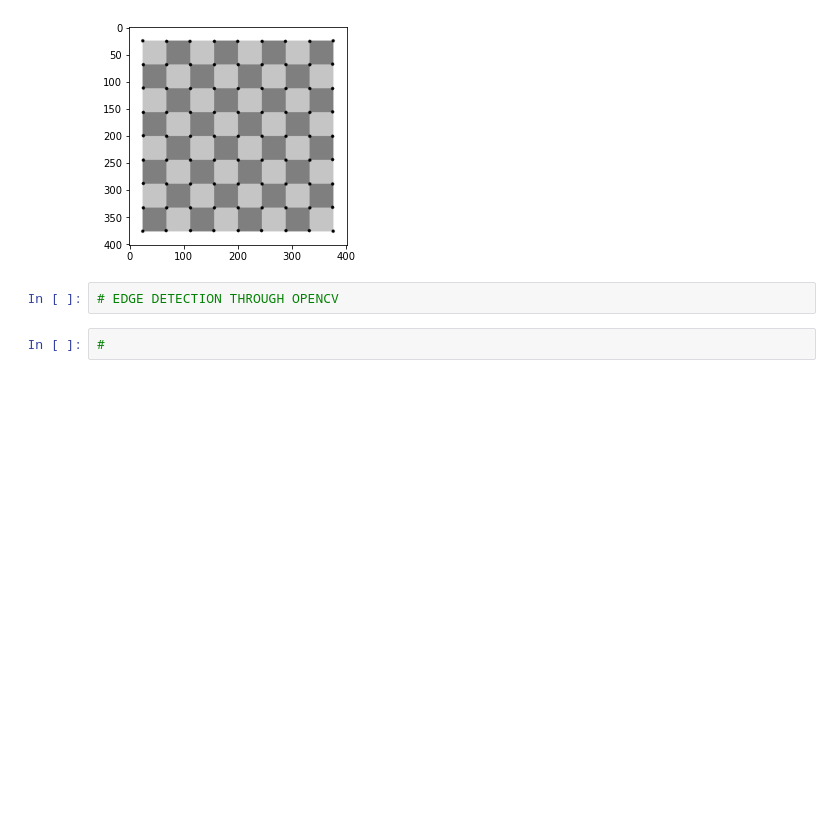
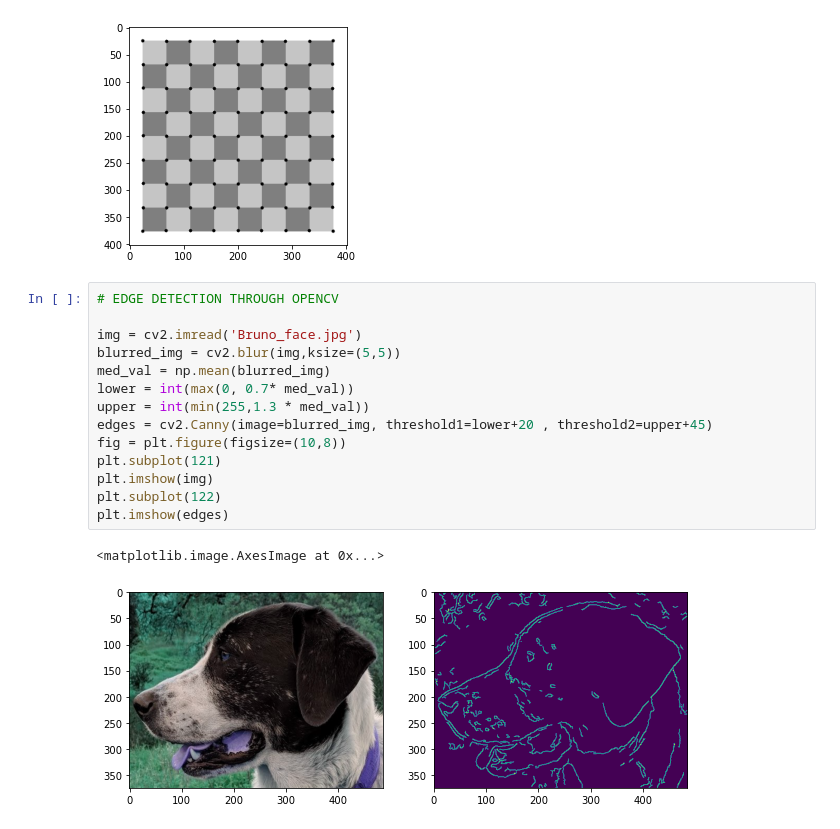
Before and after one commit to PrathameshDeshpande/OpenCV_Practice, a Jupyter notebook: Corner_Edge_Grid_Detection.ipynb, the cells around one changed output. Saved outputs shown, nothing was run; the diff lists cells and outputs as text; blank space fills up the shorter version.

Commit message:
Final Changes through PyCharm

```diff
--- a/Corner_Edge_Grid_Detection.ipynb
+++ b/Corner_Edge_Grid_Detection.ipynb
@@ -34,7 +34,20 @@ plt.imshow(padded_chess_img_gray,"gray")
 # %% [output]
 <matplotlib.image.AxesImage at 0x...>
 [figure]
-# %%
-# EDGE DETECTION THROUGH OPENCV
-# %%
-#
+# %%
+# EDGE DETECTION THROUGH OPENCV
+
+img = cv2.imread('Bruno_face.jpg')
+blurred_img = cv2.blur(img,ksize=(5,5))
+med_val = np.mean(blurred_img)
+lower = int(max(0, 0.7* med_val))
+upper = int(min(255,1.3 * med_val))
+edges = cv2.Canny(image=blurred_img, threshold1=lower+20 , threshold2=upper+45)
+fig = plt.figure(figsize=(10,8))
+plt.subplot(121)
+plt.imshow(img)
+plt.subplot(122)
+plt.imshow(edges)
+# %% [output]
+<matplotlib.image.AxesImage at 0x...>
+[figure, added]
```
Also changed, not shown: parts of 4 cells of this notebook.
